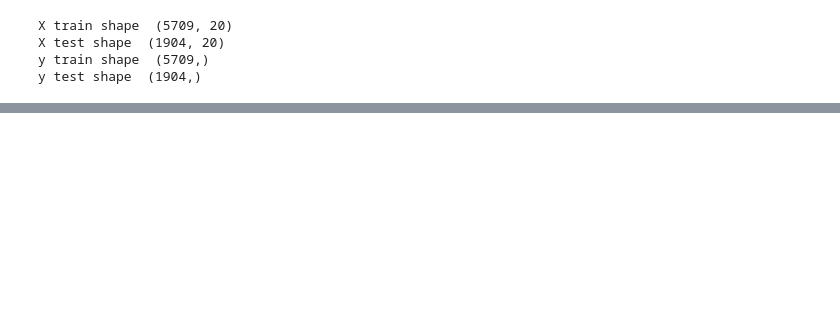
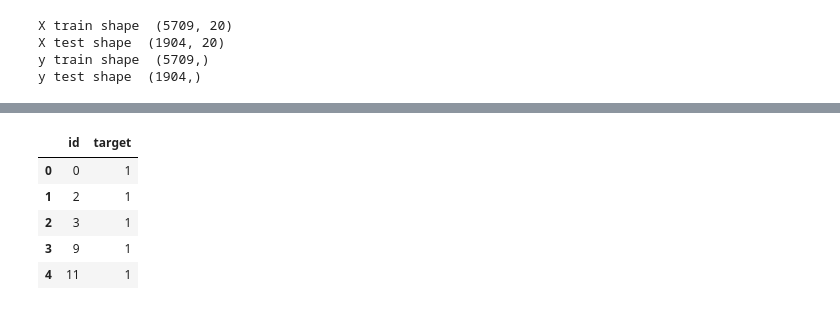
Before and after one commit to AhmedSheded/RNNs, a Jupyter notebook: Disaster Tweets.ipynb, the cells around one changed output, grey strips where cells are left out. Cells and saved outputs as stored; diff of their text form; code cells hidden in the pictures; blank space fills up the shorter version.

Commit message:
make submission

```diff
--- a/Disaster Tweets.ipynb
+++ b/Disaster Tweets.ipynb
@@ -223,0 +222,14 @@ plt.show()
+# %%
+test['cleand_text'] = test['text'].apply(lambda x : remove_punctuation(x))
+test['cleand_text'] = test['cleand_text'].apply(lambda x : remove_urls(x))
+test['cleand_text'] = test['cleand_text'].apply(lambda x : remove_emoji(x))
+test['cleand_text'] = test['cleand_text'].apply(lambda x : remove_spec(x))
+# %%
+test_corpus = create_corpus(test)
+# %%
+test_sequences = tokenizer.texts_to_sequences(test_corpus)
+
+test_corpus_pad = pad_sequences(test_sequences, maxlen=max_len, truncating='post', padding='post')
+# %%
+predictions = model.predict(test_corpus_pad)
+predictions = np.round(predictions).astype(int).reshape(3263)
@@ -223,0 +238,12 @@ plt.show()
+# %%
+submission = pd.DataFrame({'id' : test['id'], 'target' : predictions})
+submission.to_csv('final_submission.csv', index=False)
+
+submission.head()
+# %% [output]
+|  | id | target |
+| 0 | 0 | 1 |
+| 1 | 2 | 1 |
+| 2 | 3 | 1 |
+| 3 | 9 | 1 |
+| 4 | 11 | 1 |
```
Also changed, not shown: parts of 4 cells of this notebook.
